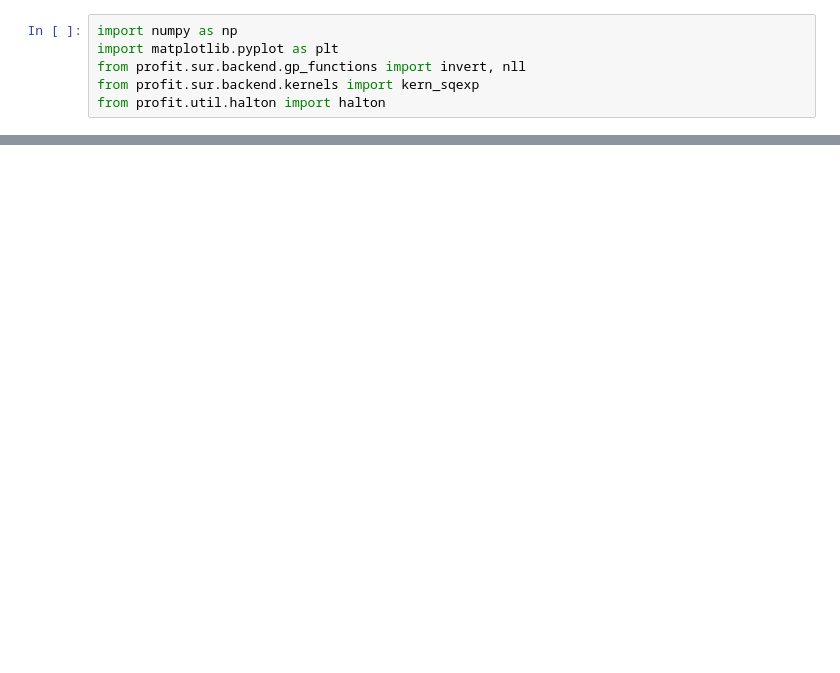
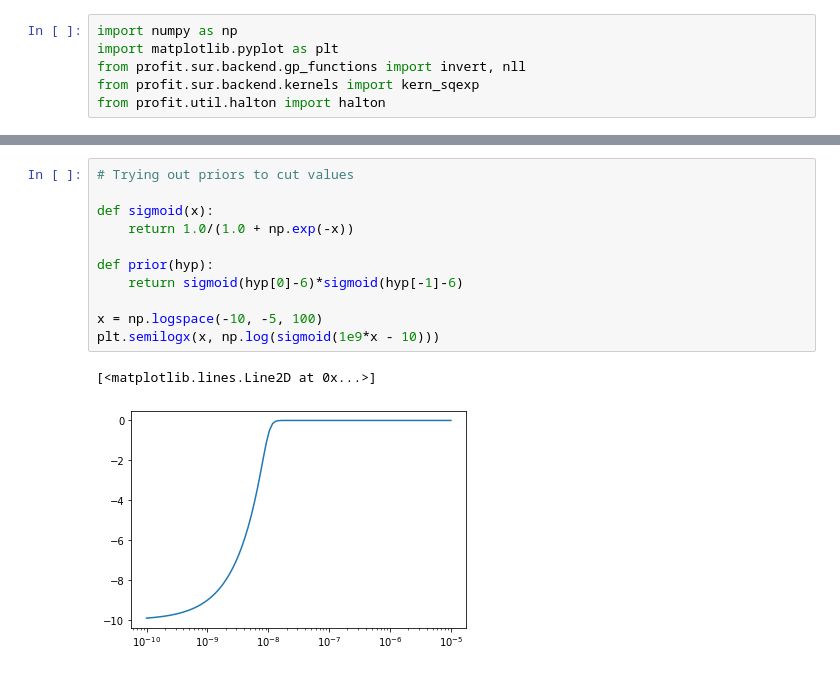
Before and after one commit to redmod-team/profit, a Jupyter notebook: doc/gp_custom.ipynb, the cells around one changed output, grey strips where cells are left out. Saved outputs shown, nothing was run; the diff lists cells and outputs as text; blank space fills up the shorter version.

```diff
--- a/doc/gp_custom.ipynb
+++ b/doc/gp_custom.ipynb
@@ -63,0 +117,14 @@ Text(0.5, 1.0, 'Negative log-likelihood')
+# %%
+# Trying out priors to cut values
+
+def sigmoid(x):
+    return 1.0/(1.0 + np.exp(-x))
+
+def prior(hyp):
+    return sigmoid(hyp[0]-6)*sigmoid(hyp[-1]-6)
+
+x = np.logspace(-10, -5, 100)
+plt.semilogx(x, np.log(sigmoid(1e9*x - 10)))
+# %% [output]
+[<matplotlib.lines.Line2D at 0x...>]
+[figure, added]
```
Also changed, not shown: parts of 8 cells of this notebook, 1 other file.
